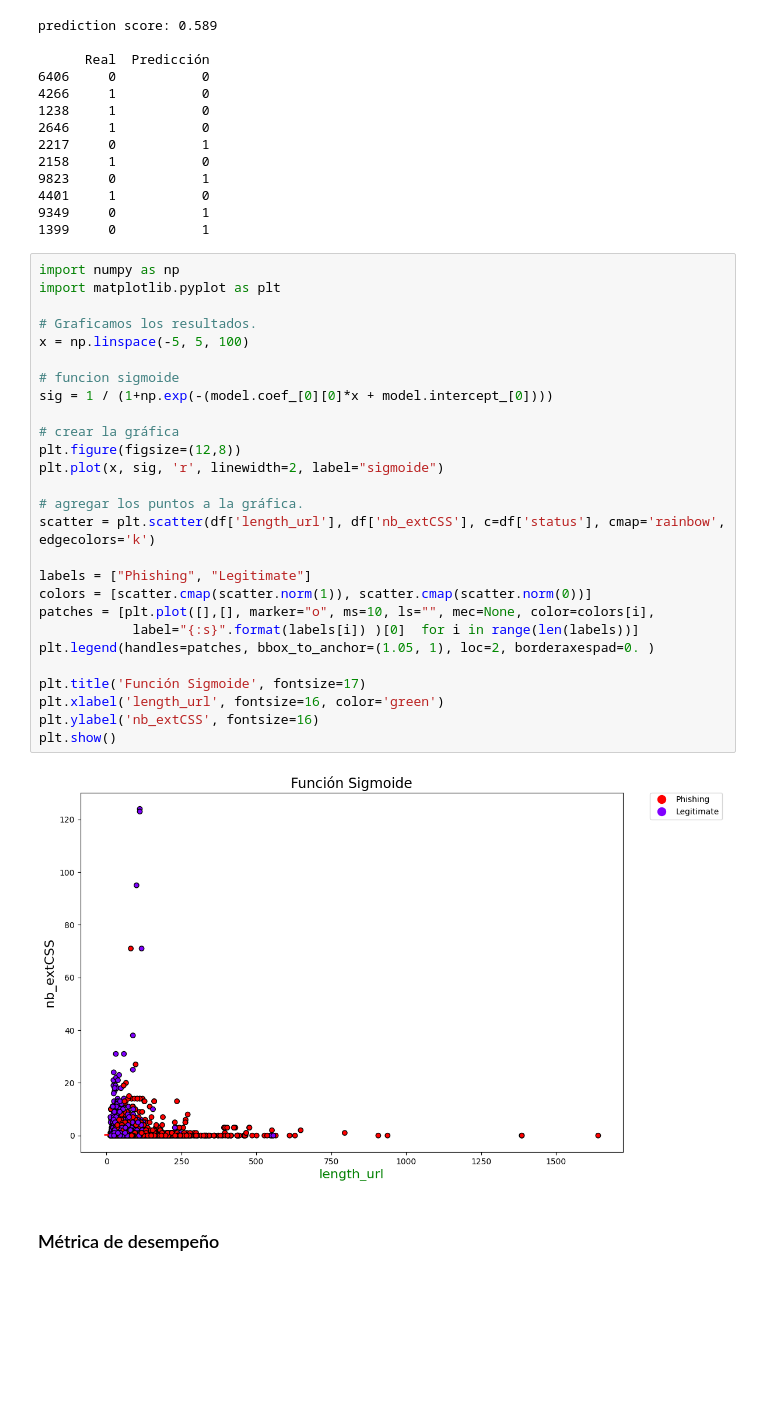
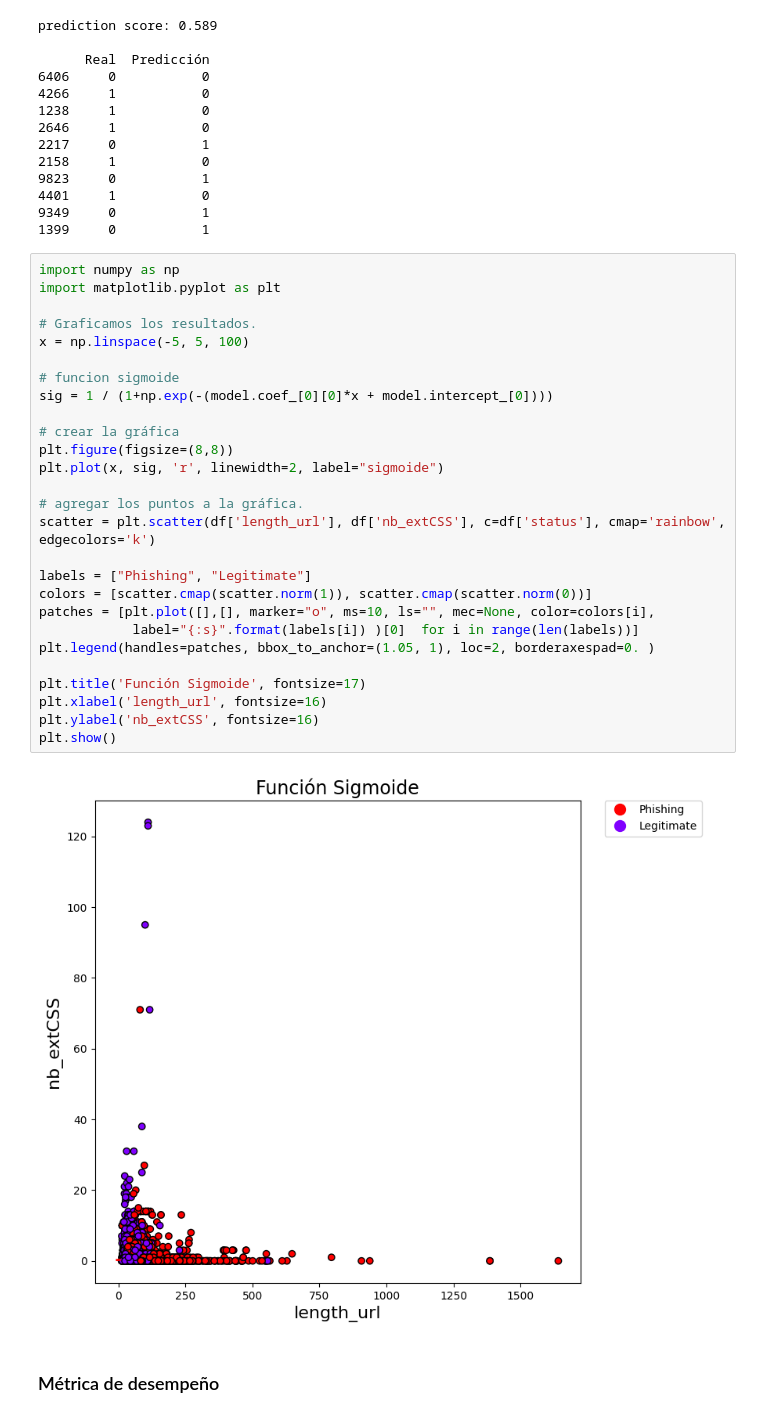
Before and after one commit to angelcast2002/Lab01-IA, a Jupyter notebook: lab01.ipynb, the cells around one changed output. Saved outputs shown, nothing was run; the diff lists cells and outputs as text; blank space fills up the shorter version.

```diff
--- a/lab01.ipynb
+++ b/lab01.ipynb
@@ -279,32 +282,32 @@ prediction score: 0.589
 # %%
 import numpy as np
 import matplotlib.pyplot as plt
 
 # Graficamos los resultados.
 x = np.linspace(-5, 5, 100)
 
 # funcion sigmoide
 sig = 1 / (1+np.exp(-(model.coef_[0][0]*x + model.intercept_[0])))
 
 # crear la gráfica
-plt.figure(figsize=(12,8))
+plt.figure(figsize=(8,8))
 plt.plot(x, sig, 'r', linewidth=2, label="sigmoide")
 
 # agregar los puntos a la gráfica.
 scatter = plt.scatter(df['length_url'], df['nb_extCSS'], c=df['status'], cmap='rainbow', edgecolors='k')
 
 labels = ["Phishing", "Legitimate"]
 colors = [scatter.cmap(scatter.norm(1)), scatter.cmap(scatter.norm(0))]
 patches = [plt.plot([],[], marker="o", ms=10, ls="", mec=None, color=colors[i],
             label="{:s}".format(labels[i]) )[0]  for i in range(len(labels))]
 plt.legend(handles=patches, bbox_to_anchor=(1.05, 1), loc=2, borderaxespad=0. )
 
 plt.title('Función Sigmoide', fontsize=17)
-plt.xlabel('length_url', fontsize=16, color='green')
+plt.xlabel('length_url', fontsize=16)
 plt.ylabel('nb_extCSS', fontsize=16)
 plt.show()
 # %% [output]
-[figure, old version]
+[figure, new version]
 # %% [markdown]
 ### Métrica de desempeño
 # %%
```
Also changed, not shown: parts of 25 cells of this notebook.
